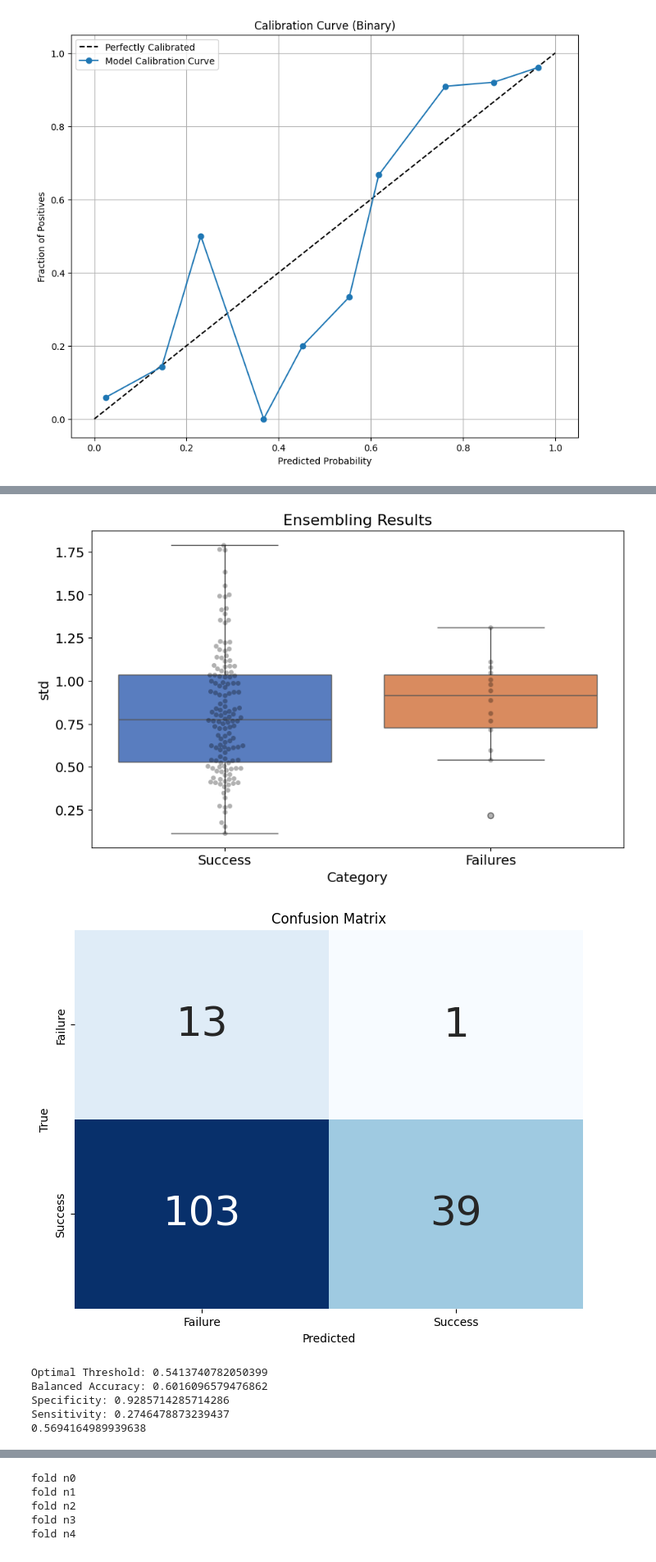
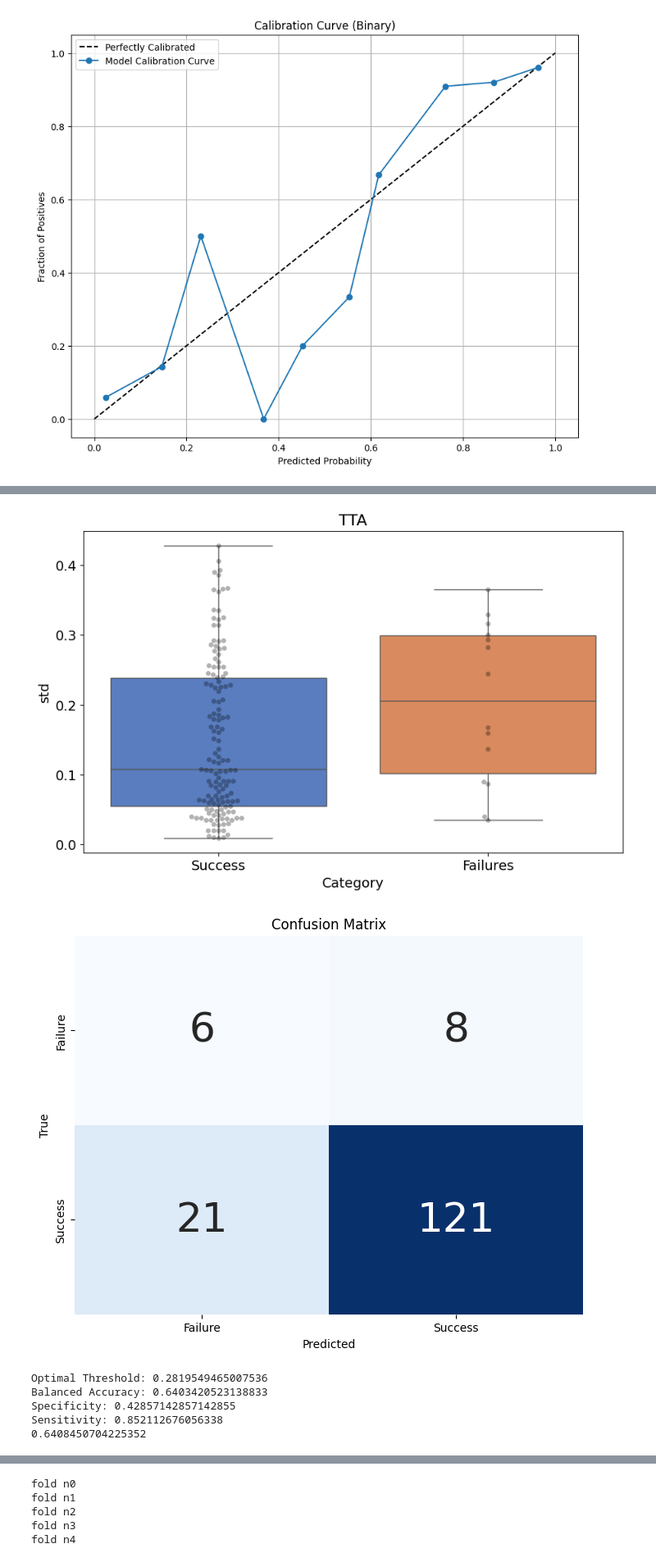
Before and after one commit to pstnmz/UQ_toolbox, a Jupyter notebook: medMNIST/UQ_test_metrics.ipynb, the cells around one changed output, grey strips where cells are left out. Shown at 82% size. Drawn from its saved outputs; the diff is of its cells as text; code cells hidden in the pictures.

```diff
--- a/medMNIST/UQ_test_metrics.ipynb
+++ b/medMNIST/UQ_test_metrics.ipynb
@@ -318,9 +318,14 @@ def compute_ensembling(indiv_scores):
 def computeKNNshap(models, train_loaders, test_loader, device, num_classes=None, latent_spaces=None, shap_values_folds=None, labels_folds=None, shap=True):
     if shap:
         mean_shap_importances = []
-        for fold, (shap_values, labels) in enumerate(zip(shap_values_folds, labels_folds)):
-            mean_shap_fold = uq.compute_mean_shap_values(shap_values, fold, labels, 50)
-            mean_shap_importances.append(mean_shap_fold)
+        if num_classes == 2:
+            for fold, (shap_values, labels) in enumerate(zip(shap_values_folds, labels_folds)):
+                mean_shap_fold = uq.compute_mean_shap_values(shap_values, fold, labels, 50)
+                mean_shap_importances.append(mean_shap_fold)
+        else:
+            for fold, shap_values in enumerate(shap_values_folds):
+                mean_shap_fold = uq.compute_mean_shap_values(shap_values, fold, true_labels=None, nb_features=50)
+                mean_shap_importances.append(mean_shap_fold)
 
         latent_spaces_df = []
         for fold, latent_space in enumerate(latent_spaces):
@@ -371,7 +376,7 @@ def computeKNNshap(models, train_loaders, test_loader, device, num_classes=None,
             scaler = StandardScaler()
             train_latent_space_standardized = scaler.fit_transform(train_latent_space)
 
-            pca = PCA(n_components=0.9)
+            pca = PCA(n_components=0.8)
             train_latent_space_pca = pca.fit_transform(train_latent_space_standardized)
 
             # Print the number of dimensions after PCA
@@ -392,19 +397,20 @@ def computeKNNshap(models, train_loaders, test_loader, device, num_classes=None,
 
     return metric
 
-def computeTTA(aug_type, models, test_loader, device, num_classes=2, correct_predictions_calibration=None, incorrect_predictions_calibration=None):
+def computeTTA(aug_type, models, test_loader, device, num_classes=2, correct_predictions_calibration=None, incorrect_predictions_calibration=None, image_normalization=False, aug_folder=None, mean=[0.5], std=[0.5], max_iterations=10):
     if num_classes == 2:
-        softmax_application=False
+        output_activation='sigmoid'
     else:
-        softmax_application=True
+        output_activation='softmax'
     if aug_type == 'randaugment':
         transformation_pipeline = transforms.Compose([
                         transforms.ToPILImage(),
                         transforms.RandAugment(2, 9),
                         transforms.PILToTensor(),
-                        transforms.ConvertImageDtype(torch.float)
+                        transforms.ConvertImageDtype(torch.float),
+                        *([transforms.Normalize(mean=mean, std=std)] if image_normalization else [])
                     ])
-        metric, global_preds = uq.TTA(transformation_pipeline, models, test_loader, device, nb_augmentations=5, nb_channels=3, softmax_application=softmax_application, usingBetterRandAugment=False)
+        metric, global_preds = uq.TTA(transformation_pipeline, models, test_loader, device, nb_augmentations=5, nb_channels=3, output_activation=output_activation, usingBetterRandAugment=False, mean=mean, std=std)
     elif aug_type == 'crops_flips':
         transformation_pipeline = transforms.Compose([
             transforms.ToPILImage(),
@@ -414,12 +420,12 @@ def computeTTA(aug_type, models, test_loader, device, num_classes=2, correct_pre
             transforms.PILToTensor(),
             transforms.ConvertImageDtype(torch.float)
         ])
-        metric, global_preds = uq.TTA(transformation_pipeline, models, test_loader, device, nb_augmentations=5, nb_channels=3, softmax_application=softmax_application, usingBetterRandAugment=False)
+        metric, global_preds = uq.TTA(transformation_pipeline, models, test_loader, device, nb_augmentations=5, nb_channels=3, output_activation=output_activation, usingBetterRandAugment=False, mean=mean, std=std)
 
     elif aug_type == 'GPS':
-        best_aug = uq.perform_greedy_policy_search('savedpolicies', correct_predictions_calibration, incorrect_predictions_calibration, num_workers=90, max_iterations=30, num_searches=30, top_k=5, plot=True)
+        best_aug = uq.perform_greedy_policy_search(aug_folder, correct_predictions_calibration, incorrect_predictions_calibration, num_workers=90, max_iterations=max_iterations, num_searches=30, top_k=5, plot=True)
         n, m, transformation_pipeline = uq.extract_gps_augmentations_info(best_aug)
-        metric, global_preds_GPS = uq.TTA(transformation_pipeline, models, test_loader, device, usingBetterRandAugment=True, n=n, m=m, nb_channels=3, image_size=28, batch_norm=True, softmax_application=softmax_application)
+        metric, global_preds_GPS = uq.TTA(transformation_pipeline, models, test_loader, device, usingBetterRandAugment=True, n=n, m=m, nb_channels=3, image_size=28, image_normalization=image_normalization, output_activation=output_activation, mean=mean, std=std)
 
     return metric
 # %%
@@ -437,6 +443,11 @@ transform = transforms.Compose([
         transforms.Normalize(mean=[.5], std=[.5]),
         transforms.Lambda(lambda x: x.repeat(3, 1, 1))
     ])
+# %%
+transform_tta = transforms.Compose([
+        transforms.ToTensor(),
+        transforms.Lambda(lambda x: x.repeat(3, 1, 1))
+    ])
 # %%
 models = load_models(flag)
 # %%
@@ -448,3 +459,7 @@ device = torch.device('cuda' if torch.cuda.is_available() else 'cpu')
 # %% [output]
 Training dataset size: 499
 Calibration dataset size: 125
+# %%
+_, calibration_dataset_tta, test_dataset_tta, _ = load_datasets(flag, transform_tta)
+calibration_loader_tta=DataLoader(calibration_dataset_tta, batch_size=32, shuffle=False)
+test_loader_tta=DataLoader(test_dataset_tta, batch_size=32, shuffle=False)
@@ -519,7 +549,7 @@ Specificity: 0.8571428571428571
 Sensitivity: 0.704225352112676
 0.7726358148893361
 # %%
-tta = computeTTA('randaugment', models, test_loader, device, correct_predictions_calibration=correct_predictions_calibration, incorrect_predictions_calibration=incorrect_predictions_calibration)
+tta = computeTTA('randaugment', models, test_loader_tta, device, num_classes=2, image_normalization=True)
 # %% [output]
 Applying augmentation n : 0
 Applying augmentation n : 1
@@ -531,13 +559,13 @@ Applying augmentation n : 4
 # %%
-display_UQ_results(tta, correct_predictions, incorrect_predictions, 'std', 'Ensembling Results', optim_metric='balanced_accuracy', swarmplot=True)
+display_UQ_results(tta, correct_predictions, incorrect_predictions, 'std', 'TTA', optim_metric='balanced_accuracy', swarmplot=True)
 # %% [output]
 Passing `palette` without assigning `hue` is deprecated and will be removed in v0.14.0. Assign the `x` variable to `hue` and set `legend=False` for the same effect.
 
   sns.boxplot(x='Category', y=y_title, data=df, palette='muted')
-[figure, old version]
+[figure, new version]
-[figure, old version]
+[figure, new version]
-Optimal Threshold: 0.5413740782050399
-Balanced Accuracy: 0.6016096579476862
-Specificity: 0.9285714285714286
-Sensitivity: 0.2746478873239437
-0.5694164989939638
+Optimal Threshold: 0.2819549465007536
+Balanced Accuracy: 0.6403420523138833
+Specificity: 0.42857142857142855
+Sensitivity: 0.852112676056338
+0.6408450704225352
```
Also changed, not shown: parts of 22 cells of this notebook, 2 other files.
